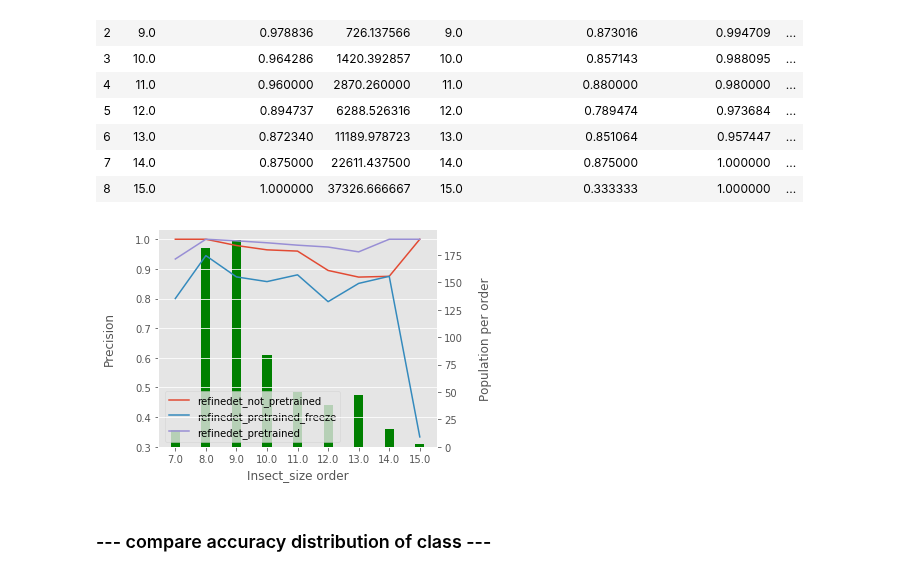
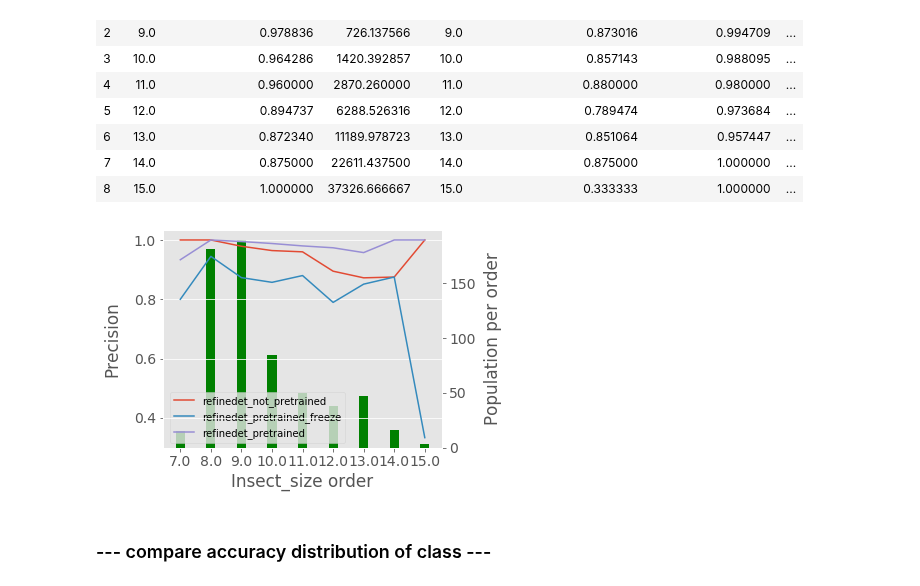
Before and after one commit to keiiti975/Insect_Phenology_Detector, a Jupyter notebook: result/detection/compare_finetuning/compare_finetuning.ipynb, the cells around one changed output. Drawn from its saved outputs; the diff is of its cells as text; code cells hidden in the pictures.

```diff
--- a/result/detection/compare_finetuning/compare_finetuning.ipynb
+++ b/result/detection/compare_finetuning/compare_finetuning.ipynb
@@ -50,30 +50,31 @@ all_df
 | 7 | 14.0 | 0.875000 | 22611.437500 | 14.0 | 0.875000 | 1.000000 | ... |
 | 8 | 15.0 | 1.000000 | 37326.666667 | 15.0 | 0.333333 | 1.000000 | ... |
 # %%
+plt.rcParams["font.size"] = 14
 fig, ax1 = plt.subplots(figsize=(5,4))
 ax2 = ax1.twinx()
 
 x_label = ["7.0", "8.0", "9.0", "10.0", "11.0", "12.0", "13.0", "14.0", "15.0"]
 
 ax1.bar(x_label, all_df["count"], width=0.3, color="g")
 ax2.plot(x_label, all_df["refinedet_not_pretrained"], label="refinedet_not_pretrained")
 ax2.plot(x_label, all_df["refinedet_pretrained_freeze"], label="refinedet_pretrained_freeze")
 ax2.plot(x_label, all_df["refinedet_pretrained"], label="refinedet_pretrained")
 ax1.yaxis.tick_right()
 ax2.yaxis.tick_left()
 
 h2, l2 = ax2.get_legend_handles_labels()
 ax1.legend(h2, l2, bbox_to_anchor=(0.67, 0.), loc='lower right', fontsize=10)
 
 ax1.set_xlabel("Insect_size order")
 ax1.set_ylabel("Precision")
 ax1.yaxis.set_label_coords(-0.15, 0.5)
 ax1.grid(False)
 ax2.set_ylabel("Population per order")
 ax2.yaxis.set_label_coords(1.15, 0.5)
 plt.savefig("/home/tanida/workspace/Insect_Phenology_Detector/result/detection/compare_finetuning/compare_precision_distrib_of_size.png", bbox_inches="tight")
 # %% [output]
-[figure, old version]
+[figure, new version]
 # %% [markdown]
 ### --- compare accuracy distribution of class ---
 # %%
```
Also changed, not shown: 2 other files.
